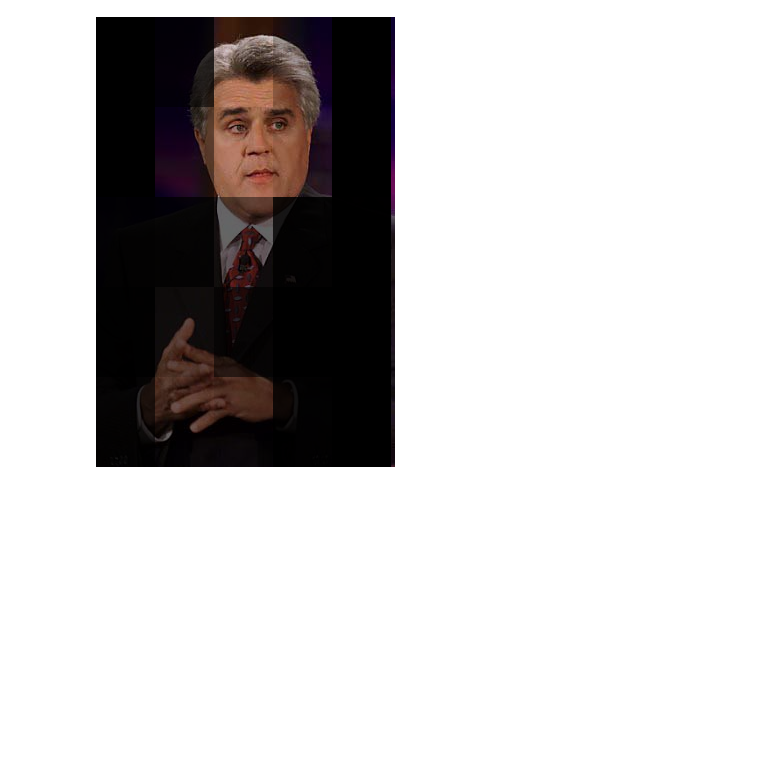
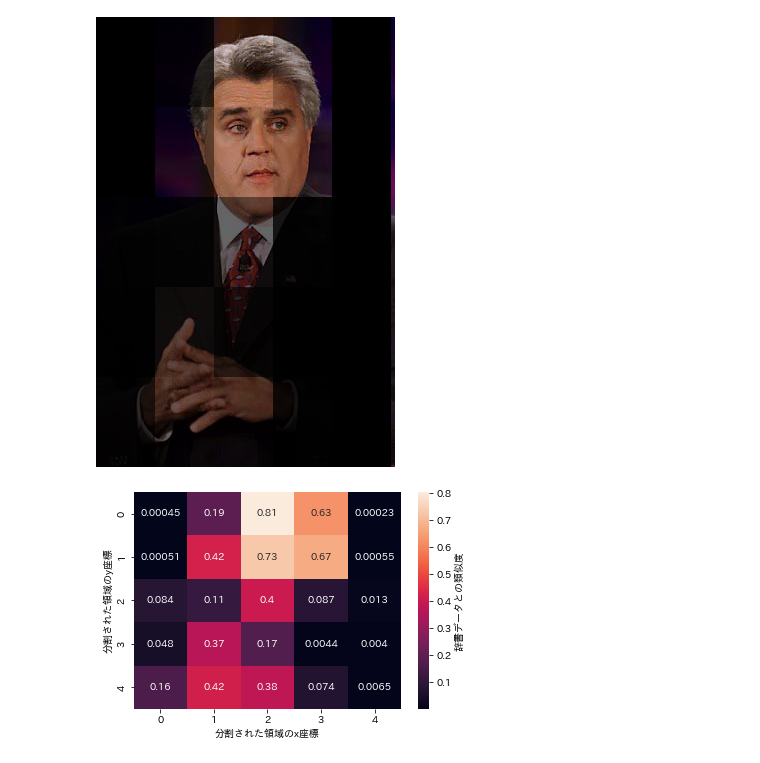
Before and after one commit to crazymaster/facerec, a Jupyter notebook: notebooks/notebook.ipynb, the cells around one changed output. Drawn from its saved outputs; the diff is of its cells as text; code cells hidden in the pictures; blank space fills up the shorter version.

```diff
--- a/notebooks/notebook.ipynb
+++ b/notebooks/notebook.ipynb
@@ -172,3 +160,10 @@ Image.fromarray(result_img)
 # %% [output]
 (25, 360) (360,)
 [figure]
+# %%
+sns.heatmap(cos_sim_mat, annot=True, cbar_kws={'label': '辞書データとの類似度'})
+plt.xlabel("分割された領域のx座標")
+plt.ylabel("分割された領域のy座標")
+plt.show()
+# %% [output]
+[figure, added]
```
Also changed, not shown: parts of 2 cells of this notebook, 1 other file.
